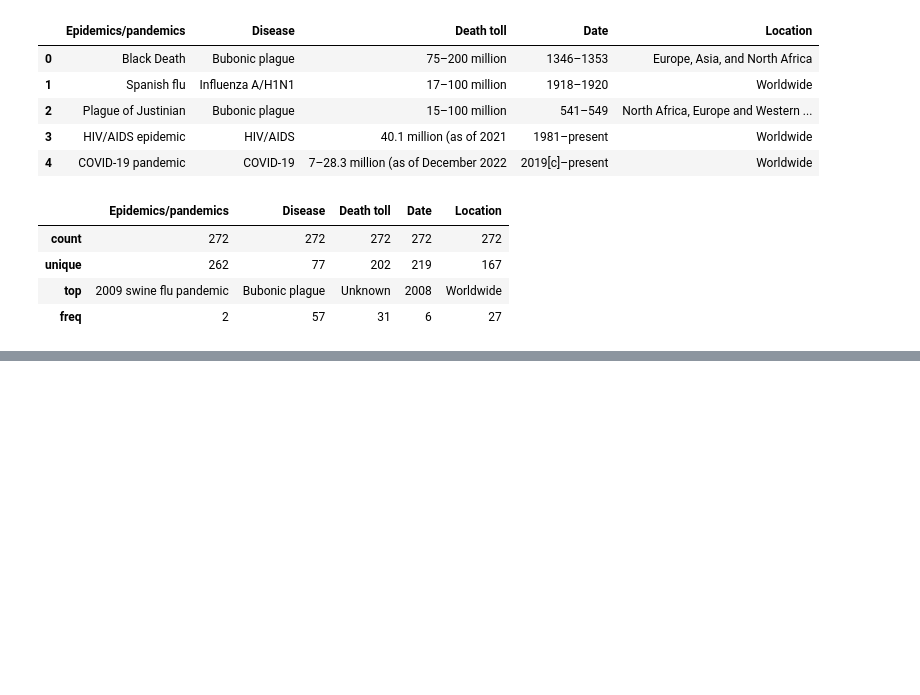
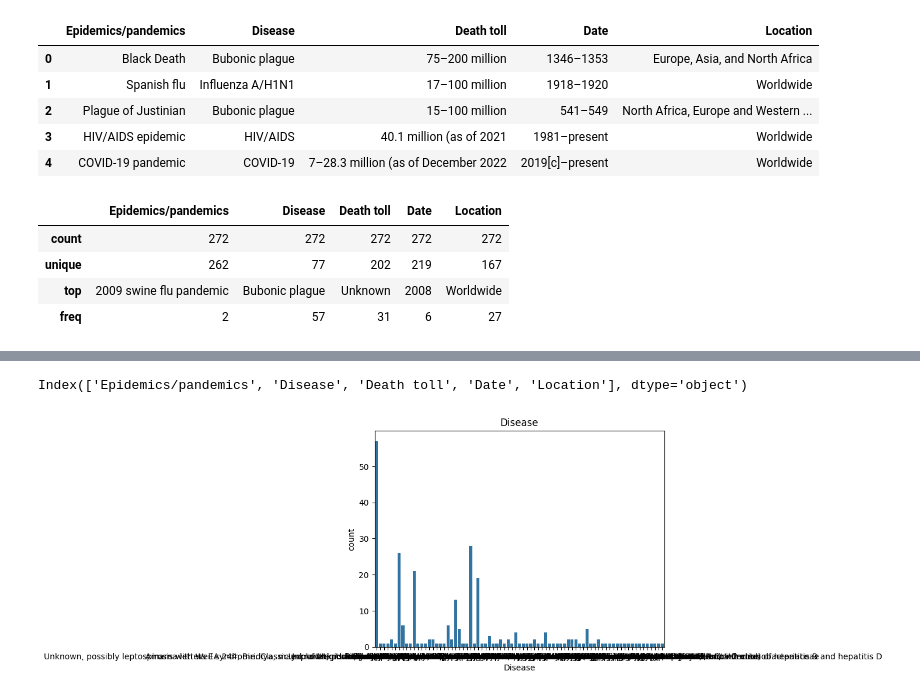
Before and after one commit to yashhhsinghal/Pandemic, a Jupyter notebook: Pandemic.ipynb, the cells around one changed output, grey strips where cells are left out. Saved outputs shown, nothing was run; the diff lists cells and outputs as text; code cells hidden in the pictures; blank space fills up the shorter version.

```diff
--- a/Pandemic.ipynb
+++ b/Pandemic.ipynb
@@ -95,3 +97,13 @@ Location               0
 dtype: int64
 # %%
 data["Location"].unique()
+# %%
+data.columns
+# %% [output]
+Index(['Epidemics/pandemics', 'Disease', 'Death toll', 'Date', 'Location'], dtype='object')
+# %%
+sns.countplot(x='Disease',data=data)
+plt.title('Disease')
+plt.show()
+# %% [output]
+[figure, added]
```
Also changed, not shown: parts of 7 cells of this notebook.
